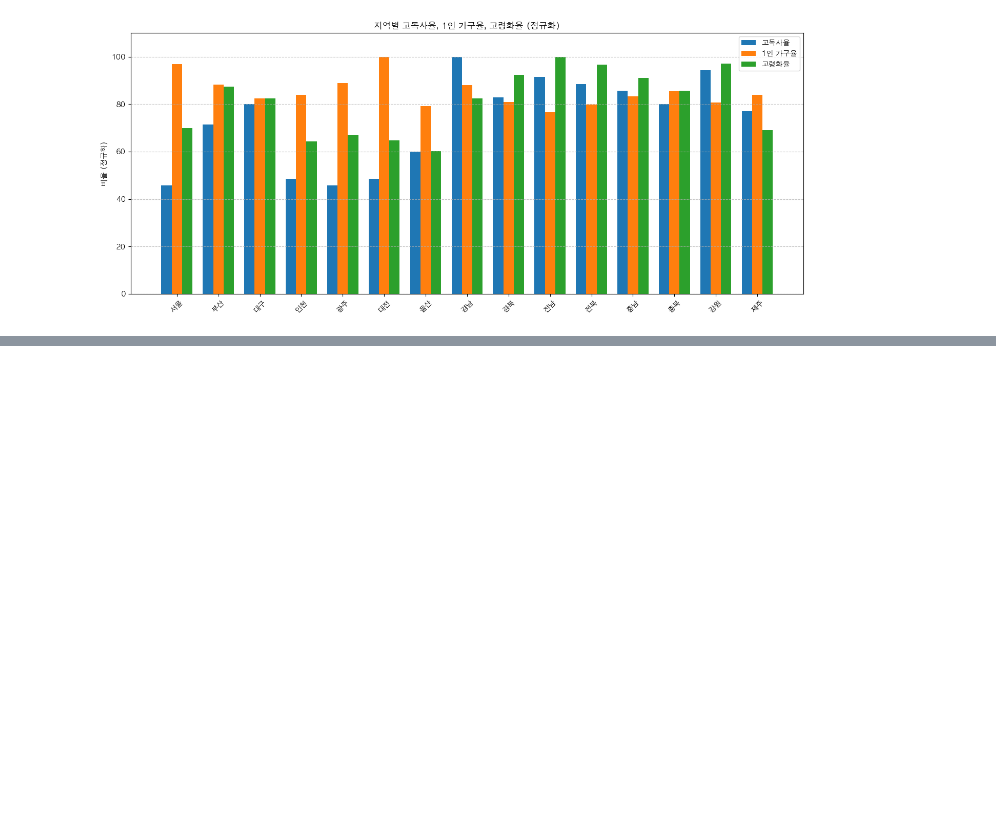
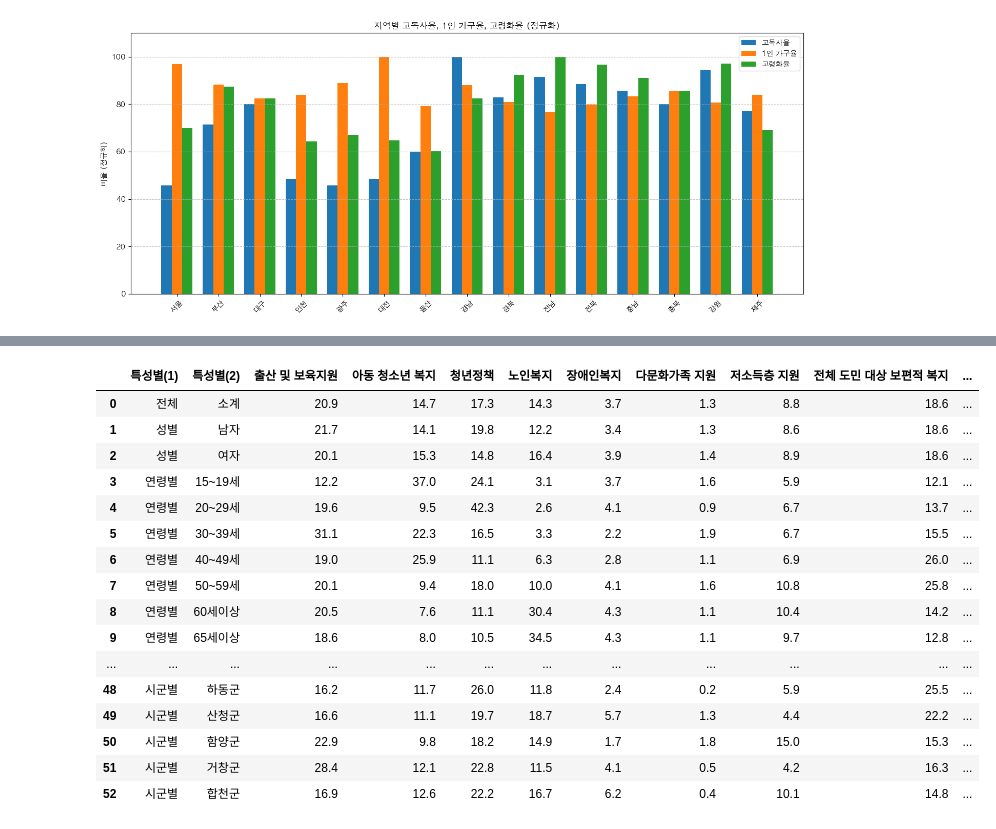
Before and after one commit to InsightCWNU/data_analysis, a Jupyter notebook: gyeongnam_analysis/analysis/gyeongnam_analysis01.ipynb, the cells around one changed output, grey strips where cells are left out. Cells and saved outputs as stored; diff of their text form; code cells hidden in the pictures; blank space fills up the shorter version.

```diff
--- a/gyeongnam_analysis/analysis/gyeongnam_analysis01.ipynb
+++ b/gyeongnam_analysis/analysis/gyeongnam_analysis01.ipynb
@@ -563,0 +585,23 @@ plt.show()
+# %%
+social_df = pd.read_csv("../data/사회복지_우선_지원_분야.csv", encoding='utf-8',header=1)
+social_columns = social_df.iloc[0][2:]
+social_columns
+social_df
+# %% [output]
+|  | 특성별(1) | 특성별(2) | 출산 및 보육지원 | 아동 청소년 복지 | 청년정책 | 노인복지 | 장애인복지 | 다문화가족 지원 | 저소득층 지원 | 전체 도민 대상 보편적 복지 | ... |
+| 0 | 전체 | 소계 | 20.9 | 14.7 | 17.3 | 14.3 | 3.7 | 1.3 | 8.8 | 18.6 | ... |
+| 1 | 성별 | 남자 | 21.7 | 14.1 | 19.8 | 12.2 | 3.4 | 1.3 | 8.6 | 18.6 | ... |
+| 2 | 성별 | 여자 | 20.1 | 15.3 | 14.8 | 16.4 | 3.9 | 1.4 | 8.9 | 18.6 | ... |
+| 3 | 연령별 | 15~19세 | 12.2 | 37.0 | 24.1 | 3.1 | 3.7 | 1.6 | 5.9 | 12.1 | ... |
+| 4 | 연령별 | 20~29세 | 19.6 | 9.5 | 42.3 | 2.6 | 4.1 | 0.9 | 6.7 | 13.7 | ... |
+| 5 | 연령별 | 30~39세 | 31.1 | 22.3 | 16.5 | 3.3 | 2.2 | 1.9 | 6.7 | 15.5 | ... |
+| 6 | 연령별 | 40~49세 | 19.0 | 25.9 | 11.1 | 6.3 | 2.8 | 1.1 | 6.9 | 26.0 | ... |
+| 7 | 연령별 | 50~59세 | 20.1 | 9.4 | 18.0 | 10.0 | 4.1 | 1.6 | 10.8 | 25.8 | ... |
+| 8 | 연령별 | 60세이상 | 20.5 | 7.6 | 11.1 | 30.4 | 4.3 | 1.1 | 10.4 | 14.2 | ... |
+| 9 | 연령별 | 65세이상 | 18.6 | 8.0 | 10.5 | 34.5 | 4.3 | 1.1 | 9.7 | 12.8 | ... |
+| ... | ... | ... | ... | ... | ... | ... | ... | ... | ... | ... | ... |
+| 48 | 시군별 | 하동군 | 16.2 | 11.7 | 26.0 | 11.8 | 2.4 | 0.2 | 5.9 | 25.5 | ... |
+| 49 | 시군별 | 산청군 | 16.6 | 11.1 | 19.7 | 18.7 | 5.7 | 1.3 | 4.4 | 22.2 | ... |
+| 50 | 시군별 | 함양군 | 22.9 | 9.8 | 18.2 | 14.9 | 1.7 | 1.8 | 15.0 | 15.3 | ... |
+| 51 | 시군별 | 거창군 | 28.4 | 12.1 | 22.8 | 11.5 | 4.1 | 0.5 | 4.2 | 16.3 | ... |
+| 52 | 시군별 | 합천군 | 16.9 | 12.6 | 22.2 | 16.7 | 6.2 | 0.4 | 10.1 | 14.8 | ... |
```
Also changed, not shown: parts of 5 cells of this notebook, 6 other files.
